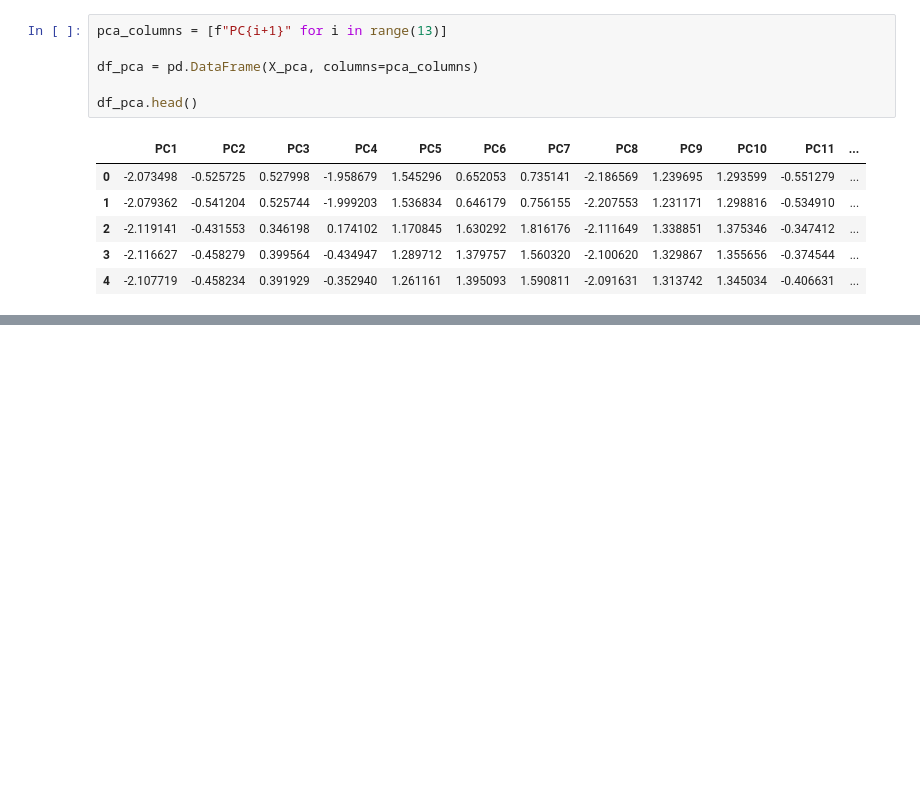
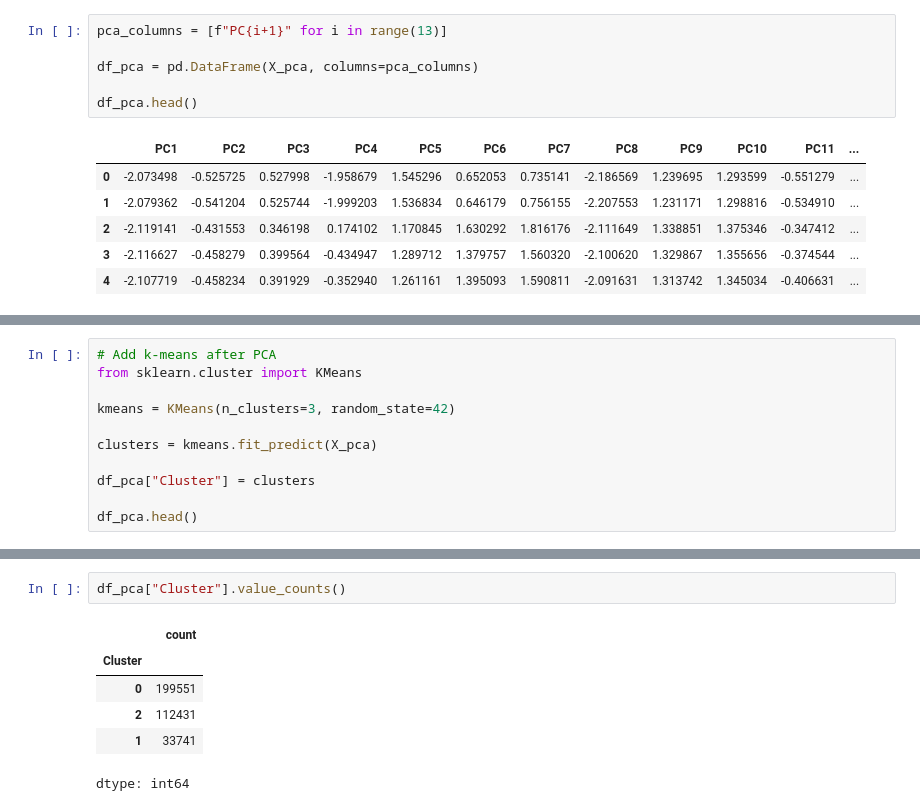
Before and after one commit to AbdulrahmanB-25/Machine_Learning_Competition, a Jupyter notebook: ML_code.ipynb, the cells around one changed output, grey strips where cells are left out. Cells and saved outputs as stored; diff of their text form; blank space fills up the shorter version.

```diff
--- a/ML_code.ipynb
+++ b/ML_code.ipynb
@@ -131,0 +153,11 @@ df_pca.head()
+# %%
+# Add k-means after PCA
+from sklearn.cluster import KMeans
+
+kmeans = KMeans(n_clusters=3, random_state=42)
+
+clusters = kmeans.fit_predict(X_pca)
+
+df_pca["Cluster"] = clusters
+
+df_pca.head()
@@ -131,0 +171,9 @@ df_pca.head()
+# %%
+df_pca["Cluster"].value_counts()
+# %% [output]
+|  | count |
+| Cluster |  |
+| 0 | 199551 |
+| 2 | 112431 |
+| 1 | 33741 |
+dtype: int64
```
Also changed, not shown: parts of 5 cells of this notebook.
